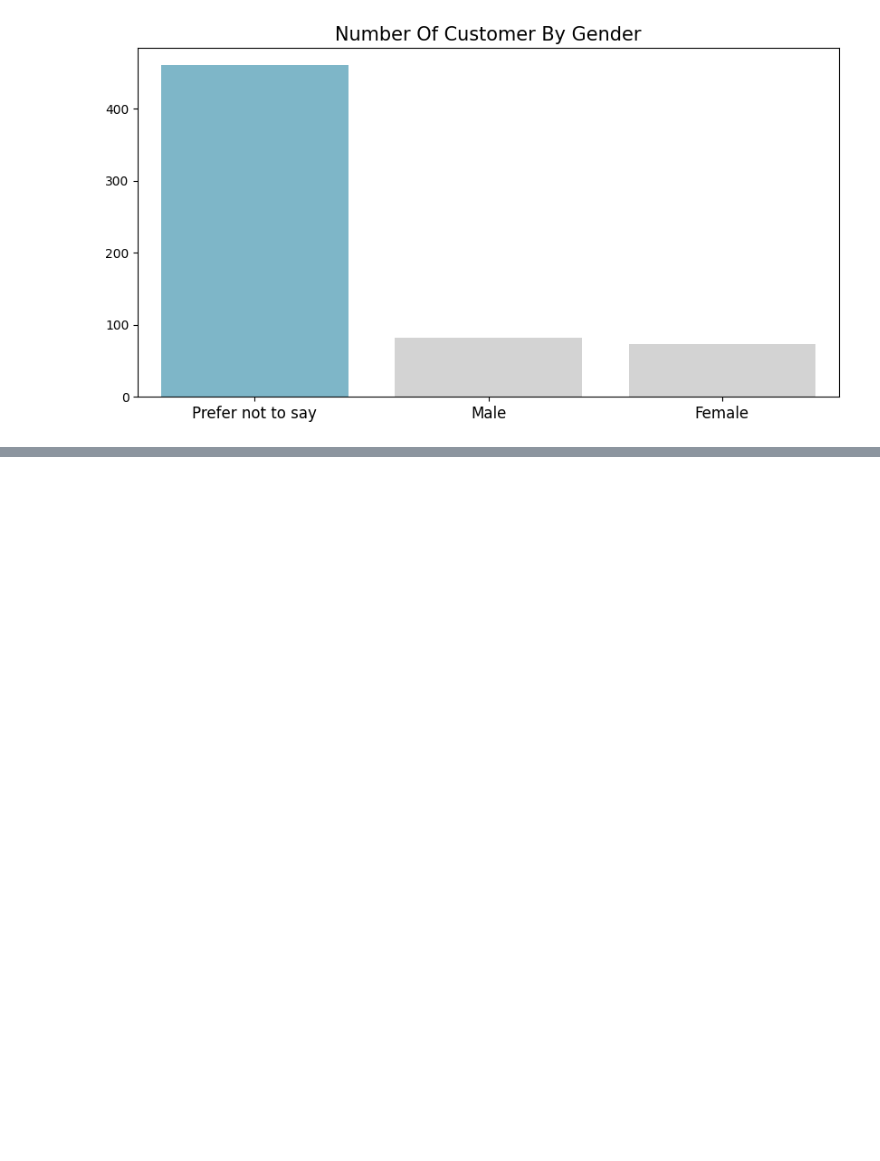
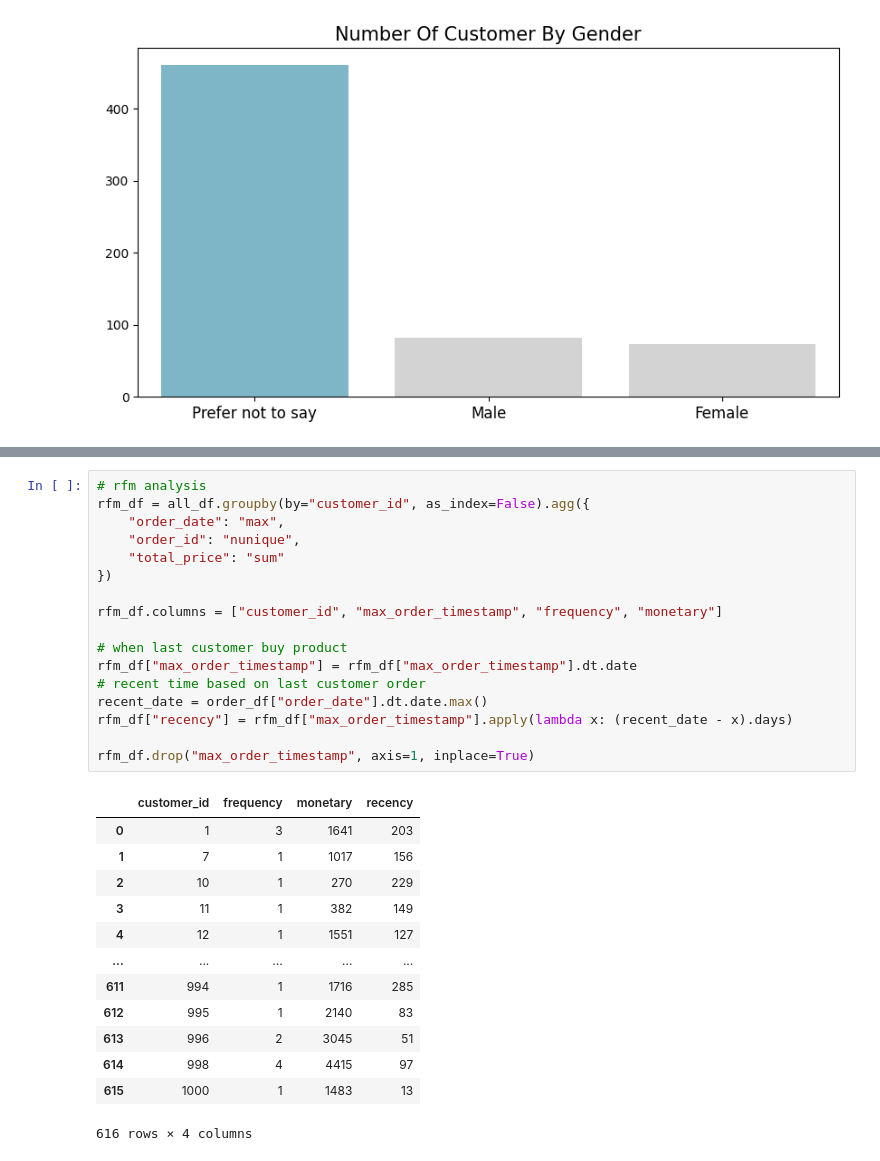
Before and after one commit to ArovaSyams/python-data-analysis, a Jupyter notebook: exploratory and explanatory.ipynb, the cells around one changed output, grey strips where cells are left out. Saved outputs shown, nothing was run; the diff lists cells and outputs as text; blank space fills up the shorter version.

```diff
--- a/exploratory.ipynb
+++ b/exploratory and explanatory.ipynb
@@ -550,0 +595,31 @@ Passing `palette` without assigning `hue` is deprecated and will be removed in v
+# %%
+# rfm analysis
+rfm_df = all_df.groupby(by="customer_id", as_index=False).agg({
+    "order_date": "max",
+    "order_id": "nunique",
+    "total_price": "sum"
+})
+
+rfm_df.columns = ["customer_id", "max_order_timestamp", "frequency", "monetary"]
+
+# when last customer buy product
+rfm_df["max_order_timestamp"] = rfm_df["max_order_timestamp"].dt.date
+# recent time based on last customer order
+recent_date = order_df["order_date"].dt.date.max()
+rfm_df["recency"] = rfm_df["max_order_timestamp"].apply(lambda x: (recent_date - x).days)
+
+rfm_df.drop("max_order_timestamp", axis=1, inplace=True)
+# %% [output]
+|  | customer_id | frequency | monetary | recency |
+| 0 | 1 | 3 | 1641 | 203 |
+| 1 | 7 | 1 | 1017 | 156 |
+| 2 | 10 | 1 | 270 | 229 |
+| 3 | 11 | 1 | 382 | 149 |
+| 4 | 12 | 1 | 1551 | 127 |
+| ... | ... | ... | ... | ... |
+| 611 | 994 | 1 | 1716 | 285 |
+| 612 | 995 | 1 | 2140 | 83 |
+| 613 | 996 | 2 | 3045 | 51 |
+| 614 | 998 | 4 | 4415 | 97 |
+| 615 | 1000 | 1 | 1483 | 13 |
+616 rows × 4 columns
```
Also changed, not shown: parts of 6 cells of this notebook, 5 other files.
